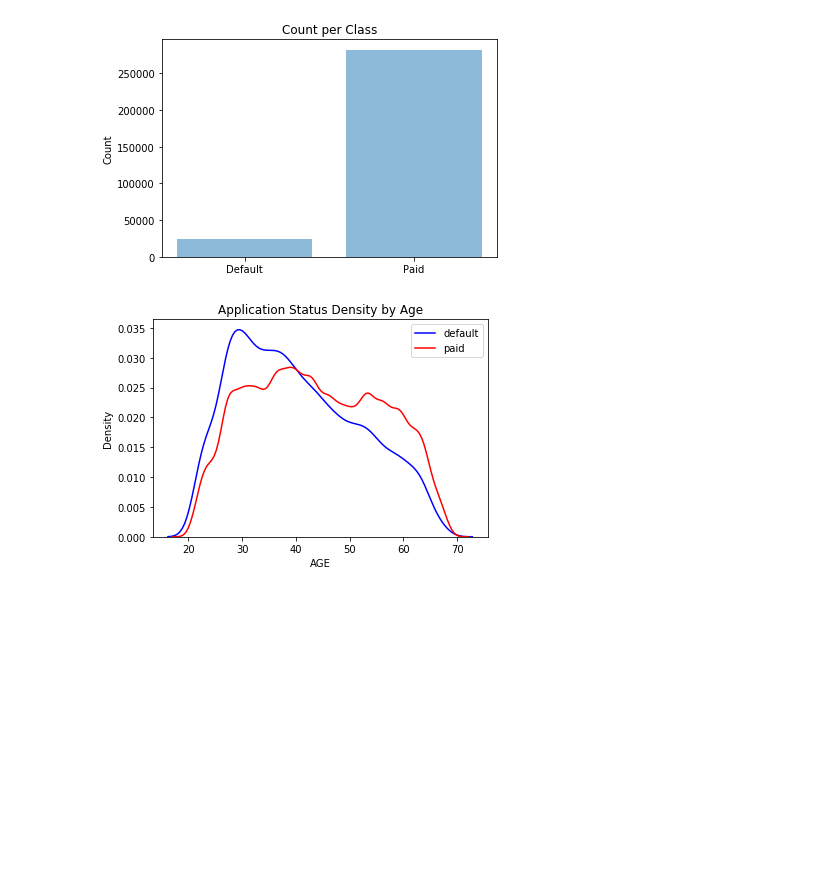
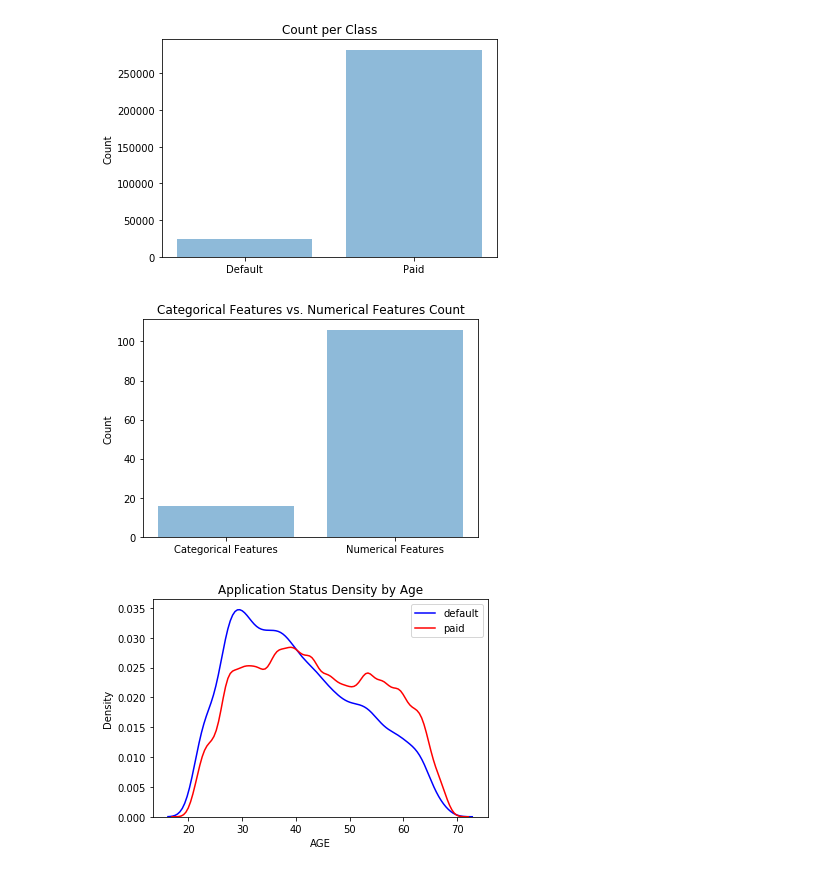
Before and after one commit to omaralqa/udacity_capstone_project, a Jupyter notebook: Data Exploration.ipynb, the cells around one changed output. Drawn from its saved outputs; the diff is of its cells as text; code cells hidden in the pictures; blank space fills up the shorter version.

```diff
--- a/Data Exploration.ipynb
+++ b/Data Exploration.ipynb
@@ -23,6 +23,24 @@ plt.title('Count per Class')
 plt.show()
 # %% [output]
 [figure]
+# %%
+
+categ = [feature for feature in X if X[feature].dtype == 'object']
+numec = [feature for feature in X if X[feature].dtype != 'object']
+target_count = [len(categ), len(numec)]
+target_labels = ['Categorical Features', 'Numerical Features']
+y_pos = np.arange(len(target_labels))
+#performance = [10,8,6,4,2,1]
+
+
+plt.bar(y_pos, target_count, align='center', alpha=0.5)
+plt.xticks(y_pos, target_labels)
+plt.ylabel('Count')
+plt.title('Categorical Features vs. Numerical Features Count')
+
+plt.show()
+# %% [output]
+[figure, added]
 # %%
 # lets see loan payable by age
 sns.kdeplot(X[X.TARGET == 1]['DAYS_BIRTH'], color = 'blue', label = 'default')
```
Also changed, not shown: parts of 5 cells of this notebook, 7 other files.
